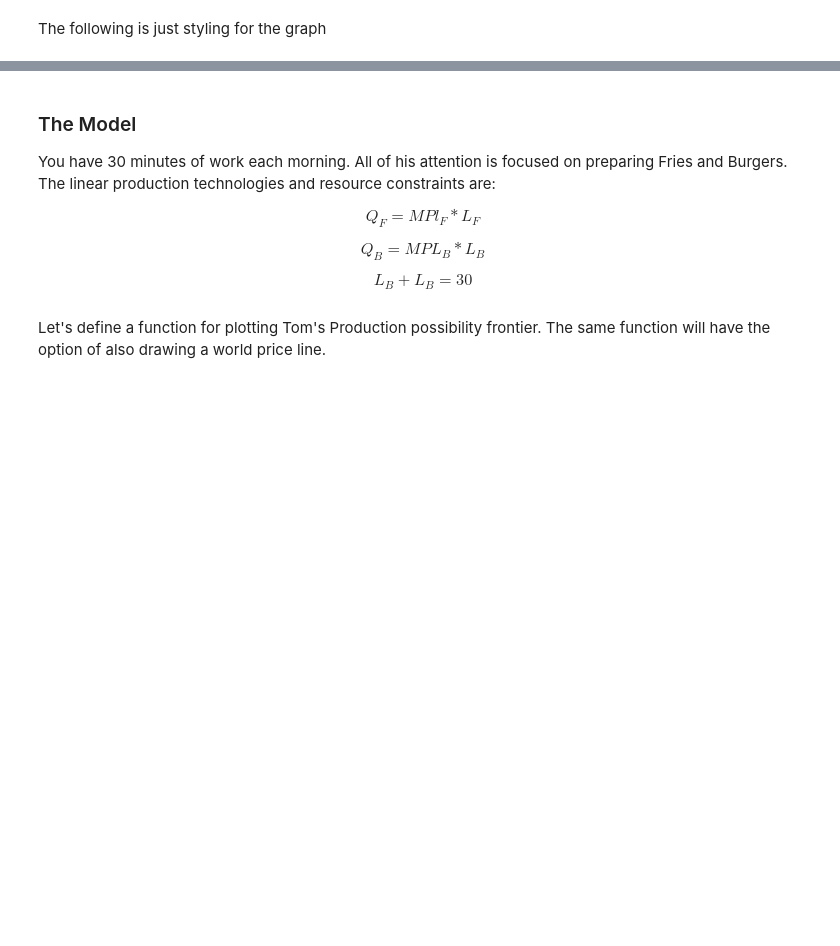
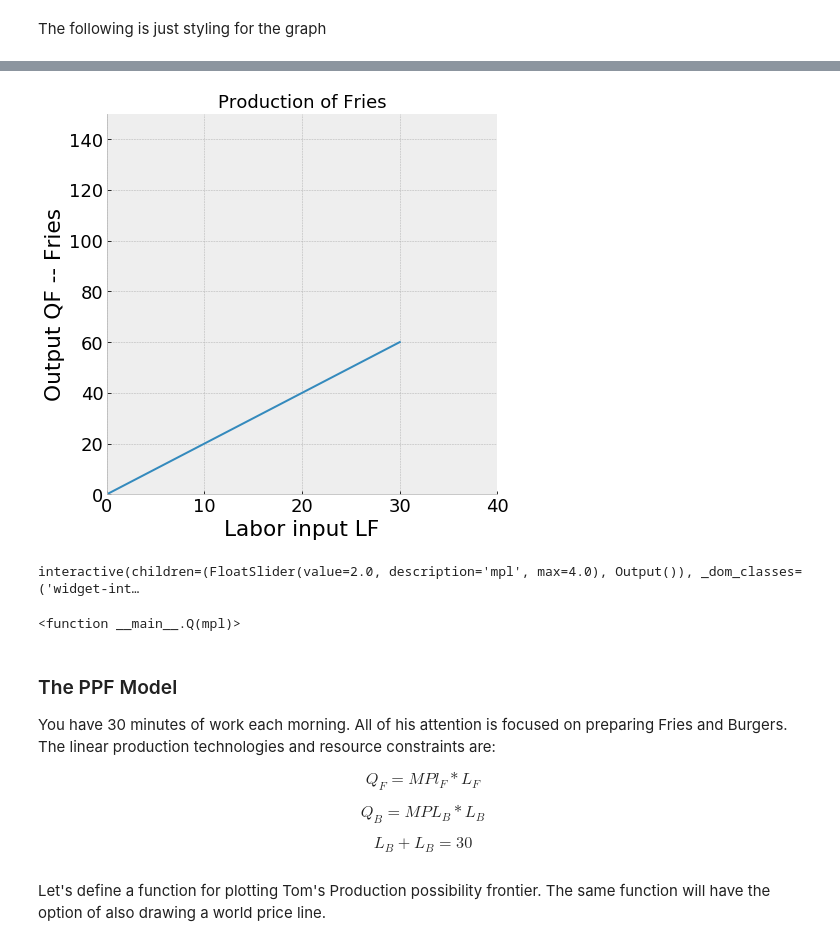
Before and after one commit to jhconning/Econ-Teach, a Jupyter notebook: notebooks/intro/SimplePPF.ipynb, the cells around one changed output, grey strips where cells are left out. Drawn from its saved outputs; the diff is of its cells as text; code cells hidden in the pictures; blank space fills up the shorter version.

Commit message:
PPF for Moblabadd linear production plot

```diff
--- a/notebooks/intro/SimplePPF.ipynb
+++ b/notebooks/intro/SimplePPF.ipynb
@@ -25,6 +25,14 @@ plt.rcParams["font.size"] = 18
 LE = 30
 MPL_F = 1.0
 MPL_B = 1.0
+# %%
+def Q(mpl):
+    plt.plot([0,30],[0,30*mpl])
+    plt.title("Production of Fries", fontsize = 18)
+    plt.xlim(0, 40)
+    plt.ylim(0, 150)
+    plt.xlabel("Labor input LF")
+    plt.ylabel("Output QF -- Fries")
 # %%
 def ppf(mplF = 1, mplB=1, LE = LE, wp =1, price=False):
     QFmax = mplF * LE
@@ -54,5 +67,14 @@ def ppf(mplF = 1, mplB=1, LE = LE, wp =1, price=False):
+# %%
+Q(mpl=2)
+# %% [output]
+[figure, added]
+# %%
+interact(Q, mpl=(0,4,0.1))
+# %% [output]
+interactive(children=(FloatSlider(value=2.0, description='mpl', max=4.0), Output()), _dom_classes=('widget-int…
+<function __main__.Q(mpl)>
 # %% [markdown]
-### The Model
+### The PPF Model
 
 You have 30 minutes of work each morning.  All of his attention is focused on preparing Fries and Burgers.  The linear production technologies and resource constraints are:
 
```
Also changed, not shown: parts of 1 cell of this notebook.
